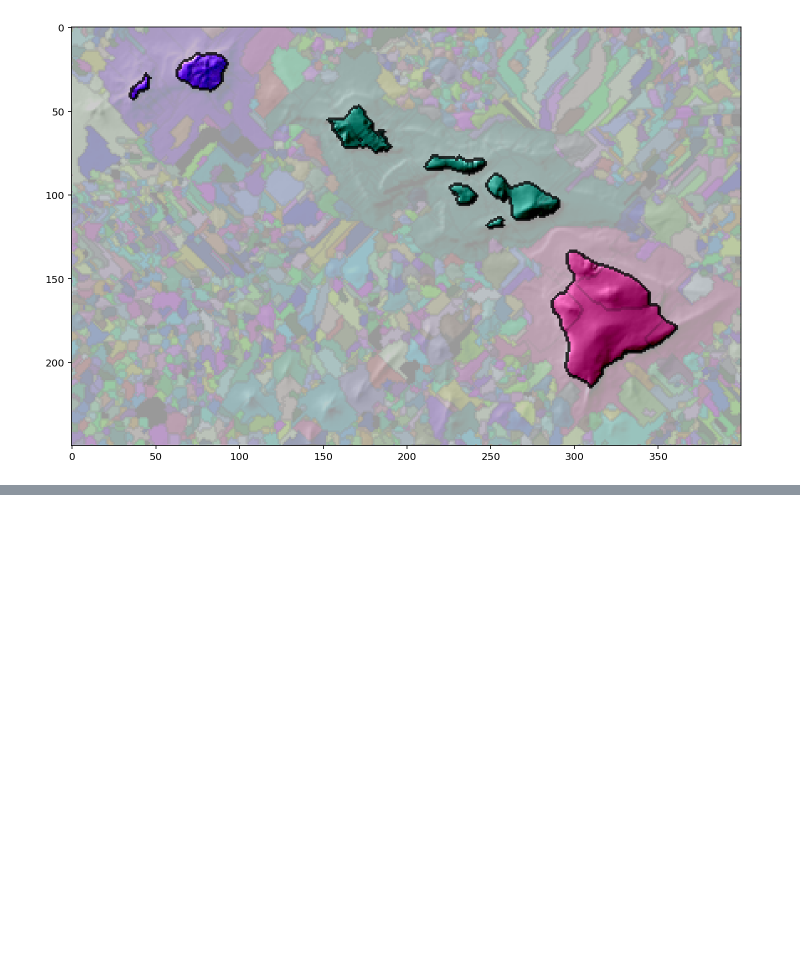
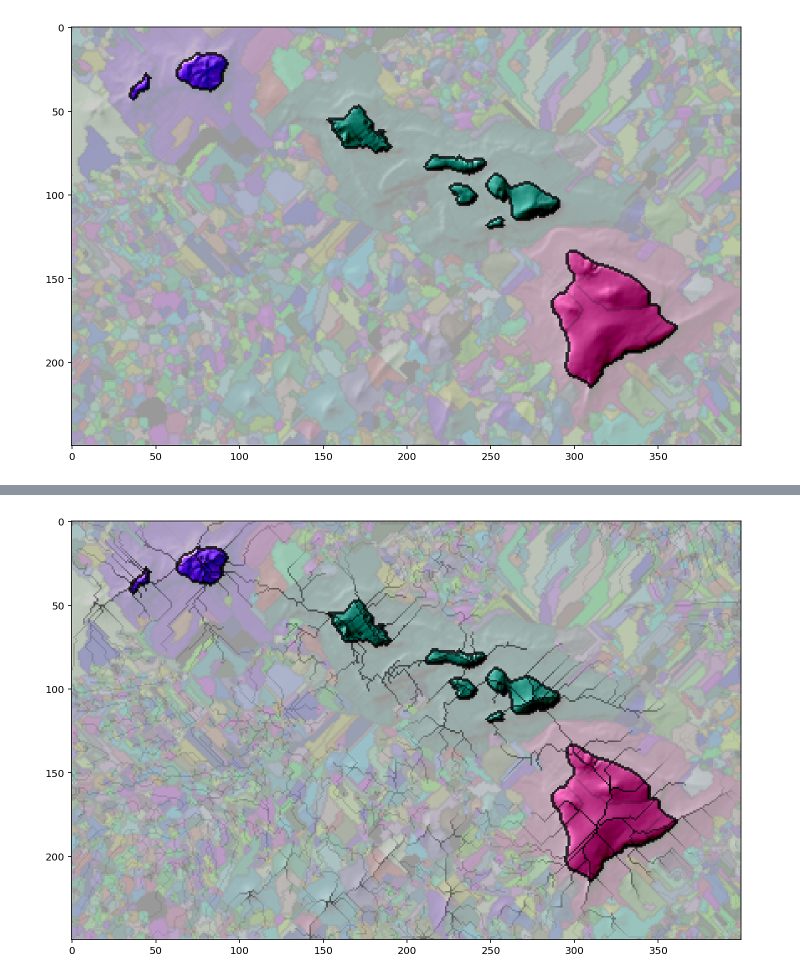
Before and after one commit to conradarcturus/mapalgo, a Jupyter notebook: 03_Mountain_Ranges.ipynb, the cells around one changed output, grey strips where cells are left out. Drawn from its saved outputs; the diff is of its cells as text; code cells hidden in the pictures; blank space fills up the shorter version.

```diff
--- a/03_Mountain_Ranges.ipynb
+++ b/03_Mountain_Ranges.ipynb
@@ -189,17 +189,26 @@ Thereby, this algorithm has at most a O(n * n * e) runtime -- but since we only
 # Maybe, instead of going by peaks, we should go by nodes
 
 nodes_mountain = map_mountain.getDataFlat()
-nodes_mntrange = map_mountain.getDataFlat()
+nodes_mntrange = nodes_mountain.copy()
 mountains_index = np.unique(nodes_mountain)
-merges_lo_ridge_node = np.zeros(mountains_index.shape) - 1
-merges_hi_ridge_node = np.zeros(mountains_index.shape) - 1
-merges_lo_mntrange = np.zeros(mountains_index.shape) - 1
-merges_hi_mntrange = np.zeros(mountains_index.shape) - 1
+merges_lo_ridge_node = np.zeros(mountains_index.shape, dtype=int) - 1
+merges_hi_ridge_node = np.zeros(mountains_index.shape, dtype=int) - 1
+merges_lo_mntrange = np.zeros(mountains_index.shape, dtype=int) - 1
+merges_hi_mntrange = np.zeros(mountains_index.shape, dtype=int) - 1
 num_merges = 0
+nodes_peak_mntrange_parent = np.zeros(nodes_mntrange.shape, dtype=int) - 1
 
-for explorer_index in np.argsort(-nodes_value)[:map_mountain.getNumNodes()//8]:
+# For visualization
+nodes_index_hi_to_lo = np.argsort(-nodes_value);
+nodes_mntrange_snapshot = np.zeros(mountains_index.shape, dtype=int)
+
+for i_explorer in np.arange(map_mountain.getNumNodes()):
+    explorer_index = nodes_index_hi_to_lo[i_explorer]
     node_value = nodes_value[explorer_index]
     explorer_mntrange = nodes_mntrange[explorer_index]
+
+    if i_explorer == map_mountain.getNumNodes() // 8:
+        nodes_mntrange_snapshot = nodes_mntrange.copy()
 
     for neighbor_index in nodes_neighbors[explorer_index,:]:
         # Exclude not wrapping neighbors and neighbors that are already in the same mountain
@@ -208,8 +217,6 @@ for explorer_index in np.argsort(-nodes_value)[:map_mountain.getNumNodes()//8]:
 
         # They are different!
         neighbor_mntrange = nodes_mntrange[neighbor_index]
-        # print ('merge ranges',node_mntrange, neighbor_mntrange)
-        # print ('at',explorer_index, neighbor_index)
 
         if (nodes_value[explorer_mntrange] > nodes_value[neighbor_mntrange]):
             # The node's mountain range is taller, merge into that
@@ -220,6 +227,7 @@ for explorer_index in np.argsort(-nodes_value)[:map_mountain.getNumNodes()//8]:
             merges_hi_ridge_node[num_merges] = explorer_index
             merges_lo_mntrange[num_merges] = neighbor_mntrange
             merges_hi_mntrange[num_merges] = explorer_mntrange
+            nodes_peak_mntrange_parent[neighbor_mntrange] = explorer_mntrange
             num_merges += 1
         else:
             # The neighbor's mountain peak is taller, merge into that
@@ -230,13 +238,14 @@ for explorer_index in np.argsort(-nodes_value)[:map_mountain.getNumNodes()//8]:
             merges_hi_ridge_node[num_merges] = neighbor_index
             merges_lo_mntrange[num_merges] = explorer_mntrange
             merges_hi_mntrange[num_merges] = neighbor_mntrange
+            nodes_peak_mntrange_parent[explorer_mntrange] = neighbor_mntrange
             num_merges += 1
 
             # Cleanup
             explorer_mntrange = neighbor_mntrange
 
 # Draw the map
-map_mntrange = map_mountain.newChildInstance({'values': 'parent_peak'}, nodes_mntrange)
+map_mntrange = map_mountain.newChildInstance({'values': 'parent_peak'}, nodes_mntrange_snapshot)
 map_mntrange_border = getBorder(map_mntrange, 1)
 RasterImage(map_elevation) \
     .addLayer('base', 1) \
@@ -246,6 +255,6 @@ RasterImage(map_elevation) \
     .addLayer('hillshade', map_hillshade.getDataFlat(), combine='add', opacity=1, dissolve=1) \
     .addLayer('sea', 1.2, nodes_selected=map_elevation.getDataFlat() < 0, combine='add', dissolve=.2) \
     .addLayer('coast', 0.2, nodes_selected=map_landsea_border.getDataFlat(), combine='multiply') \
-    .display().overrideLayerNames(['mountain_range_algo2_eighththrough']).save().final()
+    .display().overrideLayerNames(['mountain_range_algo2_eighththrough']).final()
 # %% [output]
 [figure]
@@ -251,0 +319,16 @@ RasterImage(map_elevation) \
+# %%
+# Show rivers by their elevation
+
+# Draw the map
+RasterImage(map_elevation) \
+    .addLayer('base', 1) \
+    .addLayer('mountain_border', 0.8, nodes_selected=map_mountain_border.getDataFlat()) \
+    .addLayer('mntrange_border', 0.8, nodes_selected=map_mntrange_border.getDataFlat(), combine='multiply') \
+    .addLayer('mntrange', map_mntrange.getDataFlat(), colormap='hashed', combine='multiply', opacity=0.5) \
+    .addLayer('hillshade', map_hillshade.getDataFlat(), combine='add', opacity=1, dissolve=1) \
+    .addLayer('sea', 1.2, nodes_selected=map_elevation.getDataFlat() < 0, combine='add', dissolve=.2) \
+    .addLayer('coast', 0.2, nodes_selected=map_landsea_border.getDataFlat(), combine='multiply') \
+    .addLayer('ridge', -nodes_value, nodes_selected=nodes_ridge, transforms='norm', combine='multiply') \
+    .display().overrideLayerNames(['mountain_range_algo2_ridges2']).final()
+# %% [output]
+[figure, added]
```
Also changed, not shown: parts of 6 cells of this notebook, 5 other files.
